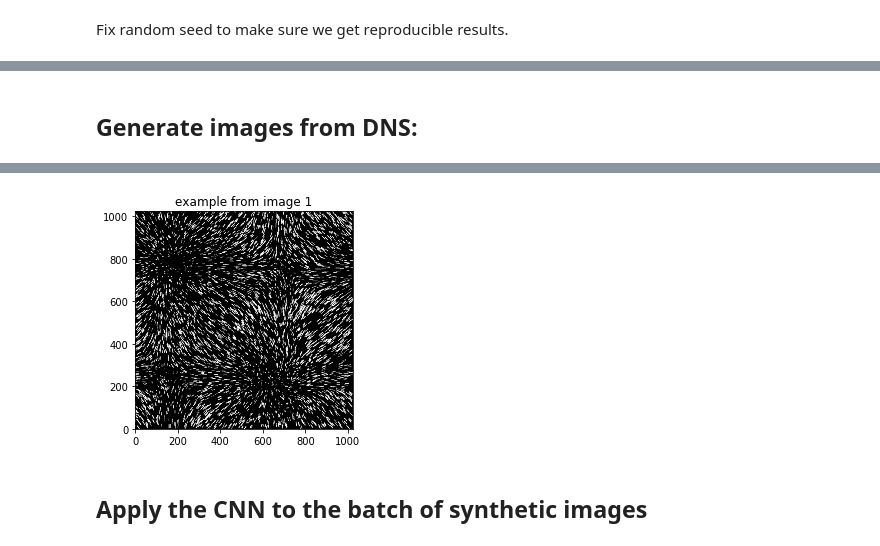
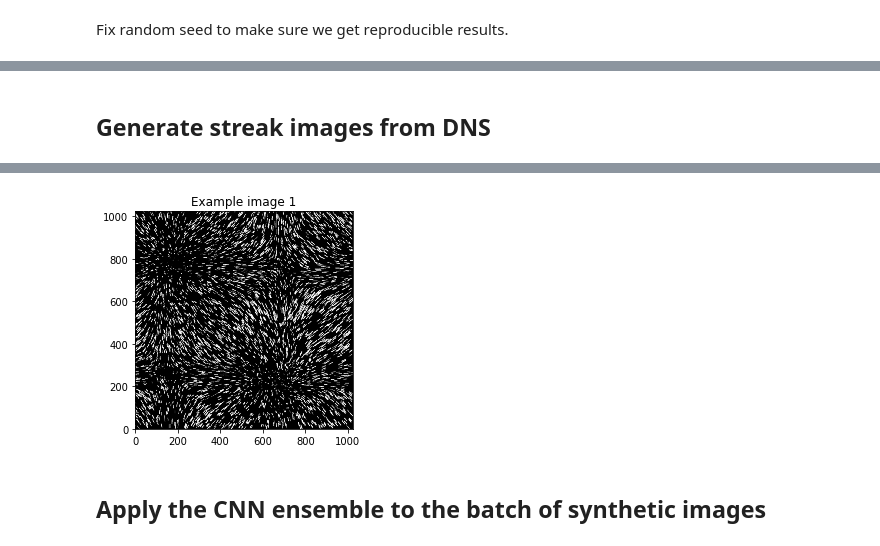
Before and after one commit to agrayver/streakcnn, a Jupyter notebook: test_CNN_on_DNS_pytorch.ipynb, the cells around one changed output, grey strips where cells are left out. Cells and saved outputs as stored; diff of their text form; code cells hidden in the pictures.

```diff
--- a/test_CNN_on_DNS_pytorch.ipynb
+++ b/test_CNN_on_DNS_pytorch.ipynb
@@ -209,8 +164,8 @@ Resized U,V (1024, 1024)
 # %% [markdown]
-## Generate images from DNS:
+## Generate streak images from DNS
 # %%
-#generate count images
-nImages=3
+# Generate count images
+nImages = 100
 start_time = time.time()
 myImagesGenerator = DNS_StreakImageGenerator(x,y,u,v,particleDensity,particleRadius,CNN_width,CNN_height)
 myImages= myImagesGenerator.generate(count = nImages, sigma = 1, truncate = 2)
@@ -218,25 +173,19 @@ elapsed_time = time.time() - start_time
 print("Finished, took {:.4f}s. {:.2f} images/sec.".format(elapsed_time, \
         nImages / elapsed_time))
 
+# Plot one of images
+iImage = 1
+figure()
+title('Example image %d' % iImage)
+gray()
+imshow(myImages[iImage,0,:,:], origin='lower')
 
+im = Image.fromarray(myImages[iImage,0,:,:])
 
-#plot one of images
-iImage=1
-figure()
-title('example from image {}'.format(str(iImage)))
-gray()
-imshow(myImages[iImage,0,:,:],origin='lower')
-
-
-im=Image.fromarray(myImages[iImage,0,:,:])
-
-
-#saving images in hdf5 file
+# Save images in an HDF5 file
 if saveImage:
-    #export data in HF5 file
-    import h5py
-    fileName= folder+ imageFile + '.hdf5'
-    h=h5py.File(fileName,'w')
+    fileName = folder + imageFile + '.hdf5'
+    h = h5py.File(fileName,'w')
     h.create_dataset('x',data=x)
     h.create_dataset('y',data=y)
     h.create_dataset('u',data=u)
@@ -244,7 +193,5 @@ if saveImage:
     h.create_dataset('images',data=myImages)
     h.close()
 
-from matplotlib.pyplot import *
-
 imsave('dnsImage.png', myImages[1,0,:,:])
 # %% [output]
@@ -255,4 +199,4 @@ Finished, took 1.9592s. 1.53 images/sec.
-[figure, old version]
+[figure, new version]
 # %% [markdown]
-## Apply the CNN to the batch of synthetic images
+## Apply the CNN ensemble to the batch of synthetic images
 # %%
```
Also changed, not shown: parts of 23 cells of this notebook, 2 other files.
